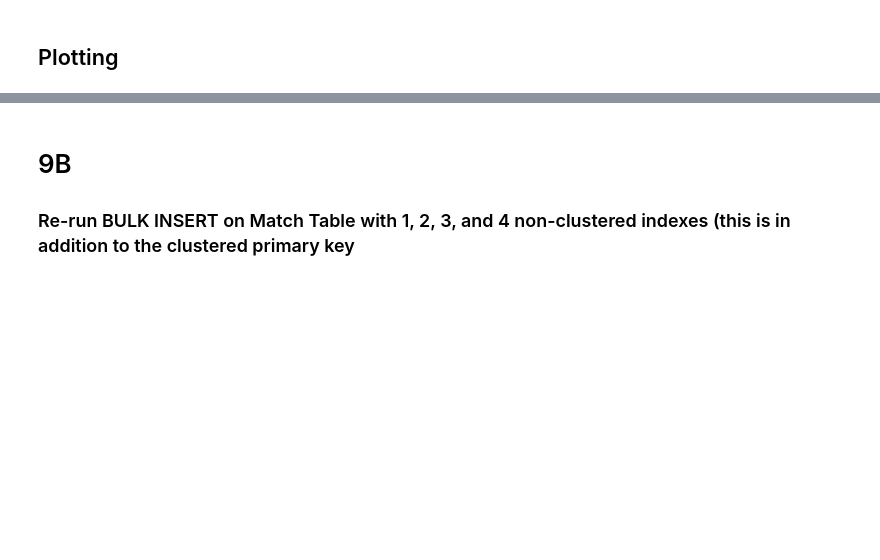
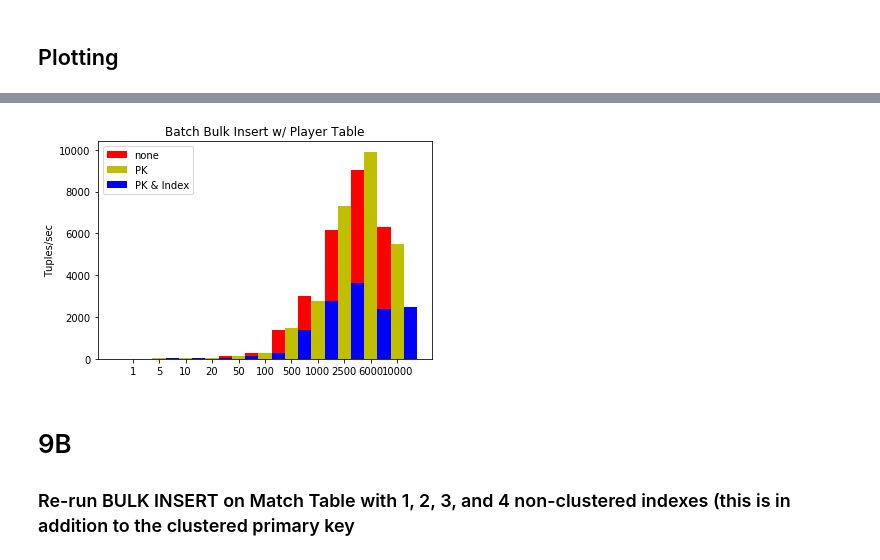
Before and after one commit to AmirSafi/IMT563_Advanced_Database_Systems_Soccer, a Jupyter notebook: Notebooks/Insertion Performance Experiments.ipynb, the cells around one changed output, grey strips where cells are left out. Saved outputs shown, nothing was run; the diff lists cells and outputs as text; code cells hidden in the pictures; blank space fills up the shorter version.

```diff
--- a/Notebooks/Insertion Performance Experiments.ipynb
+++ b/Notebooks/Insertion Performance Experiments.ipynb
@@ -160,3 +242,22 @@ _=ax.set_xticklabels(batches[:-1], rotation=45)
+# %%
+xlocs = np.arange(len(batches))
+width = 0.5       # the width of the bars
+
+fig, ax = plt.subplots()
+rects1 = ax.bar(xlocs, df['none'], width, color='r')
+rects2 = ax.bar(xlocs + width, df['PK'], width, color='y')
+rects3 = ax.bar(xlocs + 2*width, df['PK & Index'], width, color='b')
+
+# add some text for labels, title and axes ticks
+_=ax.set_ylabel('Tuples/sec')
+_=ax.set_title('Batch Bulk Insert w/ Player Table')
+_=ax.set_xticks([x + width for x in xlocs])
+_=ax.set_xticklabels(batches)
+#ax.xaxis.set_ticks(np.arange(start, end, 0.712123))
+
+_=ax.legend((rects1[0], rects2[0], rects3[0]), ('none', 'PK', 'PK & Index'))
+# %% [output]
+[figure, added]
 # %% [markdown]
 # 9B
 ### Re-run BULK INSERT on Match Table with 1, 2, 3, and 4 non-clustered indexes (this is in addition to the clustered primary key
```
Also changed, not shown: parts of 13 cells of this notebook.
